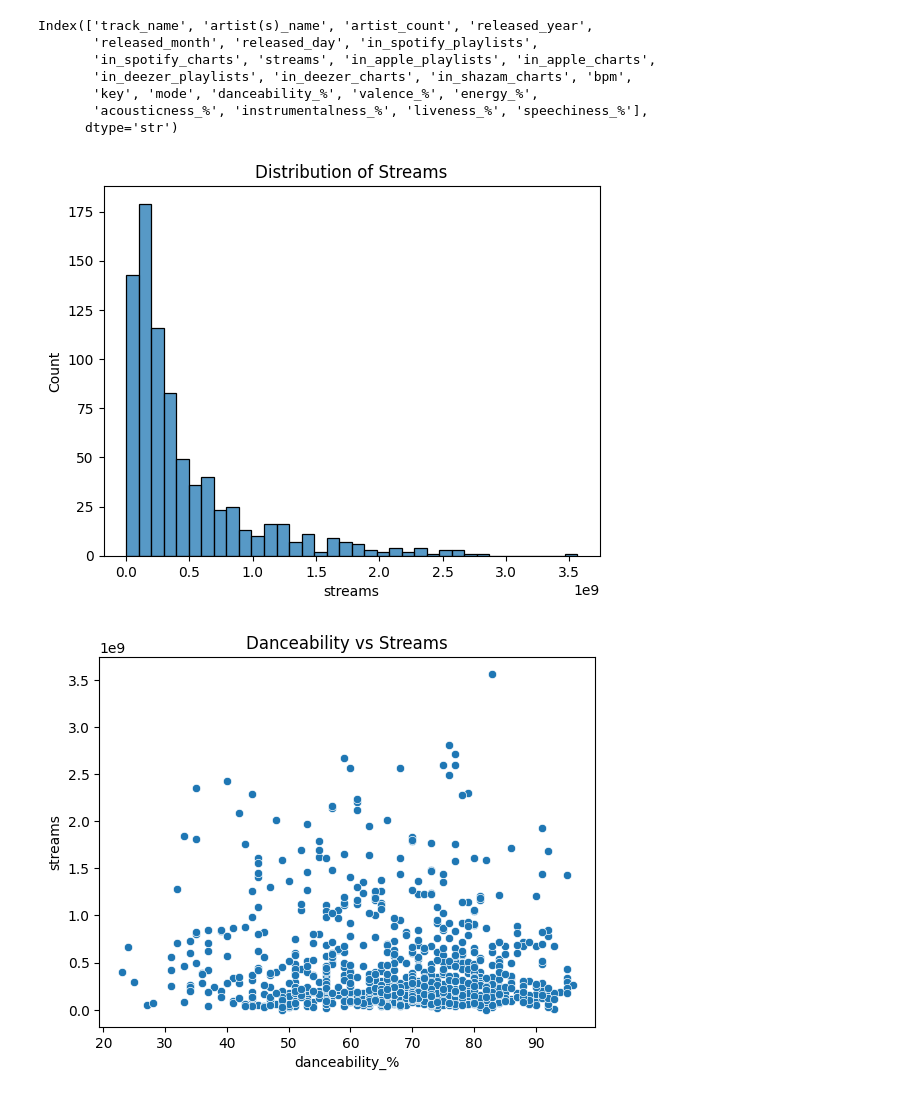
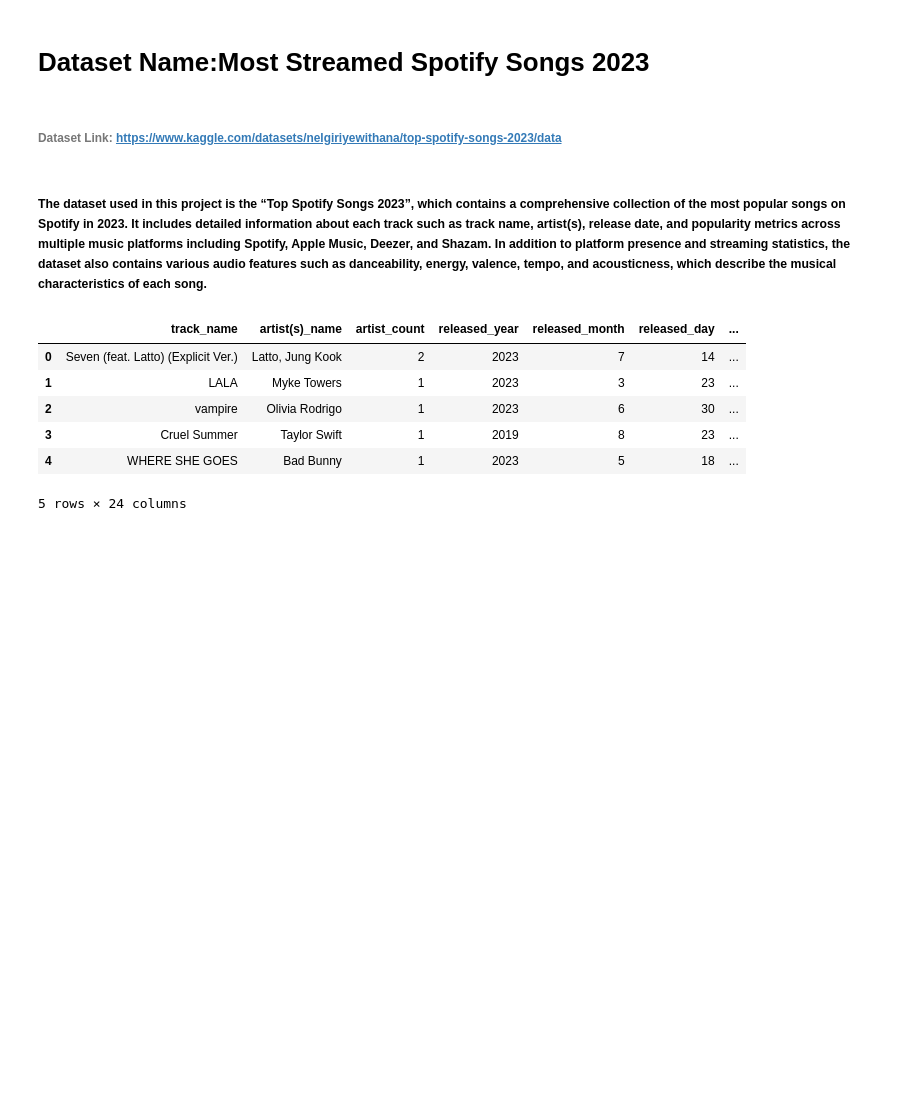
Before and after one commit to mrapo2007-svg/ml-spotify-project, a Jupyter notebook: notebooks/T1_EDA.ipynb, the cells around one changed output. Saved outputs shown, nothing was run; the diff lists cells and outputs as text; code cells hidden in the pictures; blank space fills up the shorter version.

```diff
--- a/notebooks/T1_EDA.ipynb
+++ b/notebooks/T1_EDA.ipynb
@@ -1,65 +1,22 @@
+# %% [markdown]
+# Dataset Name:Most Streamed Spotify Songs 2023
+# %% [markdown]
+###### Dataset Link: https://www.kaggle.com/datasets/nelgiriyewithana/top-spotify-songs-2023/data
+# %% [markdown]
+##### The dataset used in this project is the “Top Spotify Songs 2023”, which contains a comprehensive collection of the most popular songs on Spotify in 2023. It includes detailed information about each track such as track name, artist(s), release date, and popularity metrics across multiple music platforms including Spotify, Apple Music, Deezer, and Shazam. In addition to platform presence and streaming statistics, the dataset also contains various audio features such as danceability, energy, valence, tempo, and acousticness, which describe the musical characteristics of each song.
 # %%
 import pandas as pd
 import seaborn as sns
 import matplotlib.pyplot as plt
 
 # Load with correct encoding
 df = pd.read_csv("../data/raw/spotify-2023.csv", encoding="latin1")
-
-# Normalize column names
-df.columns = df.columns.str.strip().str.lower().str.replace(" ", "_")
-
-print(df.columns)
-
-# Cleaning
-df = df.drop_duplicates()
-df = df.dropna()
-
-# FIX: find actual column names dynamically
-dance_col = next((c for c in df.columns if "dance" in c), None)
-energy_col = next((c for c in df.columns if "energy" in c), None)
-streams_col = next((c for c in df.columns if "stream" in c), None)
-
-# Convert to numeric
-for col in [dance_col, energy_col, streams_col]:
-    if col:
-        df[col] = pd.to_numeric(df[col], errors='coerce')
-
-# Drop NaN only for existing columns
-cols_to_use = [c for c in [dance_col, energy_col, streams_col] if c]
-df = df.dropna(subset=cols_to_use)
-
-# Visualization 1
-sns.histplot(df[streams_col])
-plt.title("Distribution of Streams")
-plt.show()
-
-# Visualization 2
-if dance_col and streams_col:
-    sns.scatterplot(x=dance_col, y=streams_col, data=df)
-    plt.title("Danceability vs Streams")
-    plt.show()
-
-# Visualization 3
-if energy_col and streams_col:
-    sns.scatterplot(x=energy_col, y=streams_col, data=df)
-    plt.title("Energy vs Streams")
-    plt.show()
-
-# Visualization 4
-sns.heatmap(df.corr(numeric_only=True), annot=True)
-plt.title("Correlation Matrix")
-plt.show()
-
-# Save cleaned data
-df.to_csv("../data/cleaned.csv", index=False)
+df.head()
 # %% [output]
+|  | track_name | artist(s)_name | artist_count | released_year | released_month | released_day | ... |
+| 0 | Seven (feat. Latto) (Explicit Ver.) | Latto, Jung Kook | 2 | 2023 | 7 | 14 | ... |
+| 1 | LALA | Myke Towers | 1 | 2023 | 3 | 23 | ... |
+| 2 | vampire | Olivia Rodrigo | 1 | 2023 | 6 | 30 | ... |
+| 3 | Cruel Summer | Taylor Swift | 1 | 2019 | 8 | 23 | ... |
+| 4 | WHERE SHE GOES | Bad Bunny | 1 | 2023 | 5 | 18 | ... |
-Index(['track_name', 'artist(s)_name', 'artist_count', 'released_year',
-       'released_month', 'released_day', 'in_spotify_playlists',
-       'in_spotify_charts', 'streams', 'in_apple_playlists', 'in_apple_charts',
-       'in_deezer_playlists', 'in_deezer_charts', 'in_shazam_charts', 'bpm',
-       'key', 'mode', 'danceability_%', 'valence_%', 'energy_%',
-       'acousticness_%', 'instrumentalness_%', 'liveness_%', 'speechiness_%'],
-      dtype='str')
+5 rows × 24 columns
-[figure, removed]
-[figure, removed]
```
Also changed, not shown: parts of 11 cells of this notebook, 7 other files.
